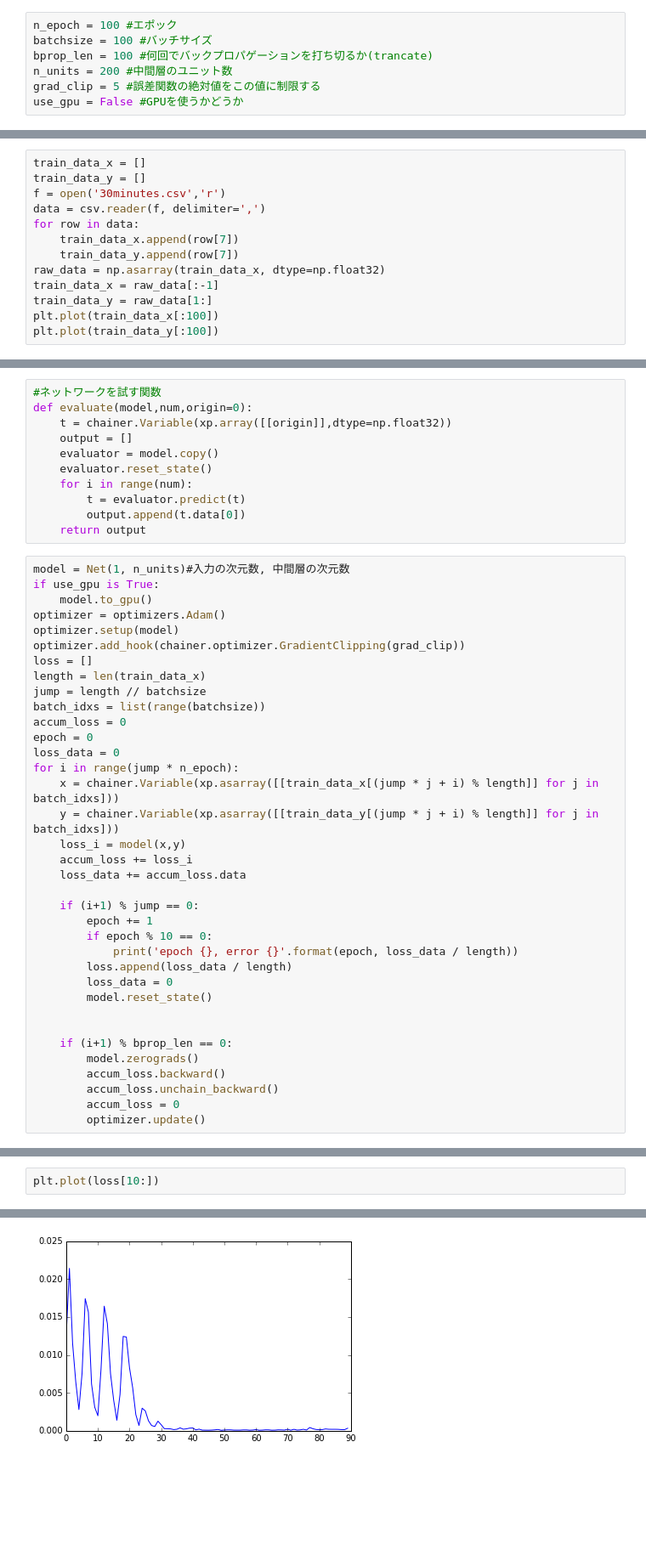
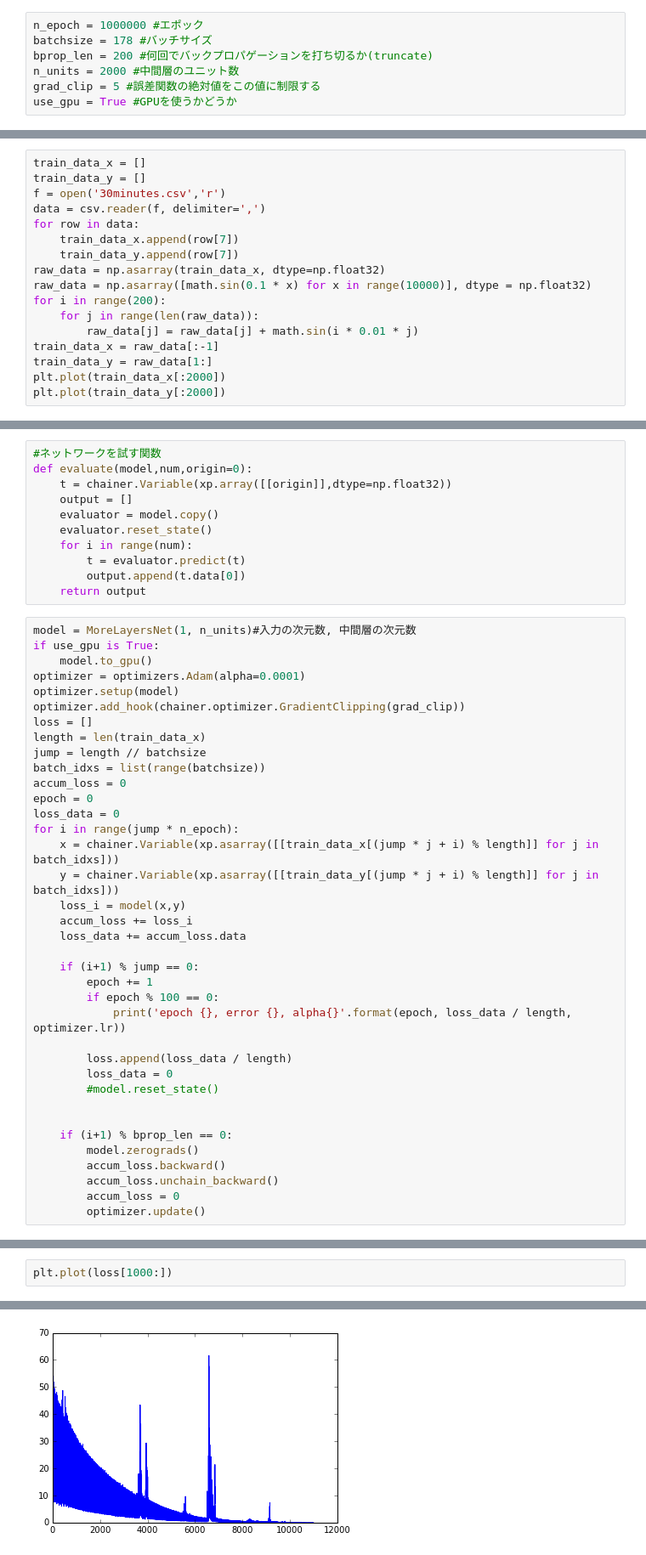
Before and after one commit to haretaro/ichiyo, a Jupyter notebook: net/train.ipynb, the cells around one changed output, grey strips where cells are left out. Shown at 85% size. Cells and saved outputs as stored; diff of their text form; blank space fills up the shorter version.

```diff
--- a/net/train.ipynb
+++ b/net/train.ipynb
@@ -10,10 +10,10 @@ from net import Net
 # %%
-n_epoch = 100 #エポック
-batchsize = 100 #バッチサイズ
-bprop_len = 100 #何回でバックプロパゲーションを打ち切るか(trancate)
-n_units = 200 #中間層のユニット数
+n_epoch = 1000000 #エポック
+batchsize = 178 #バッチサイズ
+bprop_len = 200 #何回でバックプロパゲーションを打ち切るか(truncate)
+n_units = 2000 #中間層のユニット数
 grad_clip = 5 #誤差関数の絶対値をこの値に制限する
-use_gpu = False #GPUを使うかどうか
+use_gpu = True #GPUを使うかどうか
 # %%
 xp = cuda.cupy if use_gpu is True else np
 # %%
@@ -25,9 +25,13 @@ for row in data:
     train_data_x.append(row[7])
     train_data_y.append(row[7])
 raw_data = np.asarray(train_data_x, dtype=np.float32)
+raw_data = np.asarray([math.sin(0.1 * x) for x in range(10000)], dtype = np.float32)
+for i in range(200):
+    for j in range(len(raw_data)):
+        raw_data[j] = raw_data[j] + math.sin(i * 0.01 * j)
 train_data_x = raw_data[:-1]
 train_data_y = raw_data[1:]
-plt.plot(train_data_x[:100])
-plt.plot(train_data_y[:100])
+plt.plot(train_data_x[:2000])
+plt.plot(train_data_y[:2000])
 # %% [output]
 [<matplotlib.lines.Line2D at 0x...>]
@@ -44,10 +48,10 @@ def evaluate(model,num,origin=0):
         output.append(t.data[0])
     return output
 # %%
-model = Net(1, n_units)#入力の次元数, 中間層の次元数
+model = MoreLayersNet(1, n_units)#入力の次元数, 中間層の次元数
 if use_gpu is True:
     model.to_gpu()
-optimizer = optimizers.Adam()
+optimizer = optimizers.Adam(alpha=0.0001)
 optimizer.setup(model)
 optimizer.add_hook(chainer.optimizer.GradientClipping(grad_clip))
 loss = []
@@ -66,11 +70,12 @@ for i in range(jump * n_epoch):
 
     if (i+1) % jump == 0:
         epoch += 1
-        if epoch % 10 == 0:
-            print('epoch {}, error {}'.format(epoch, loss_data / length))
+        if epoch % 100 == 0:
+            print('epoch {}, error {}, alpha{}'.format(epoch, loss_data / length, optimizer.lr))
+
         loss.append(loss_data / length)
         loss_data = 0
-        model.reset_state()
+        #model.reset_state()
 
 
     if (i+1) % bprop_len == 0:
@@ -93,6 +106,6 @@ epoch 100, error 0.000333822681568563
 # %%
-plt.plot(loss[10:])
+plt.plot(loss[1000:])
 # %% [output]
 [<matplotlib.lines.Line2D at 0x...>]
-[figure, old version]
+[figure, new version]
 # %%
```
Also changed, not shown: parts of 5 cells of this notebook, 1 other file.
